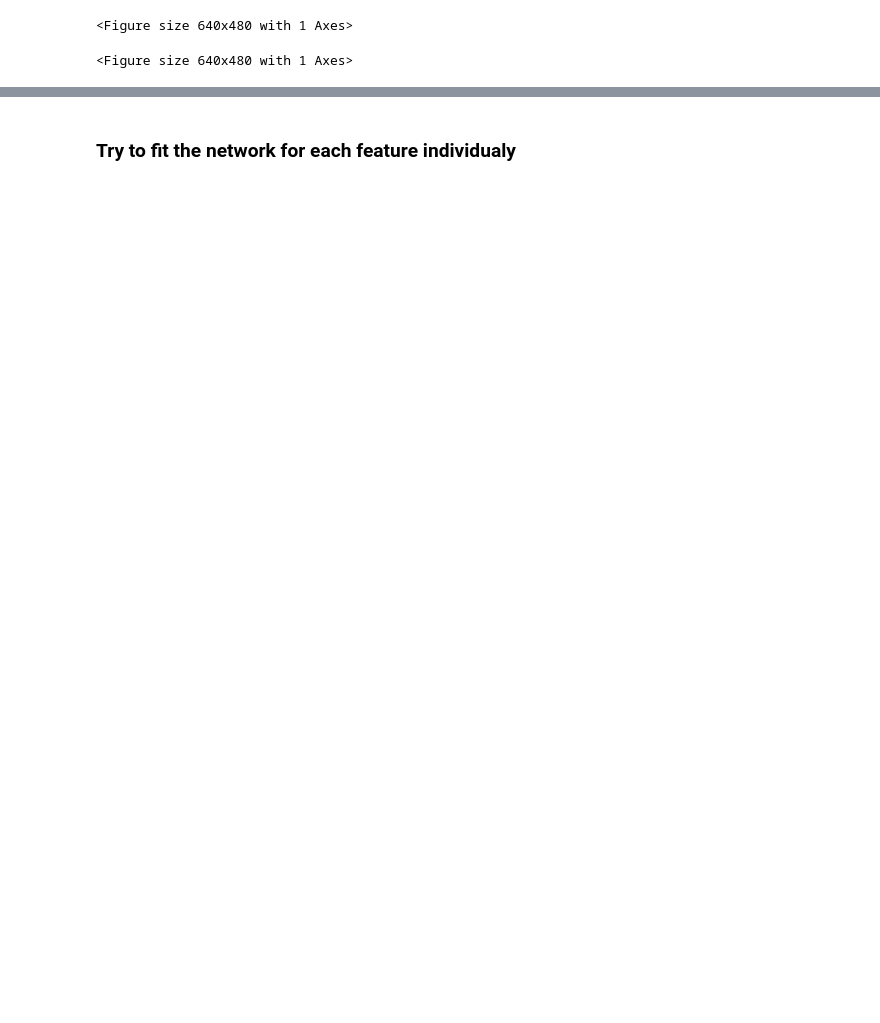
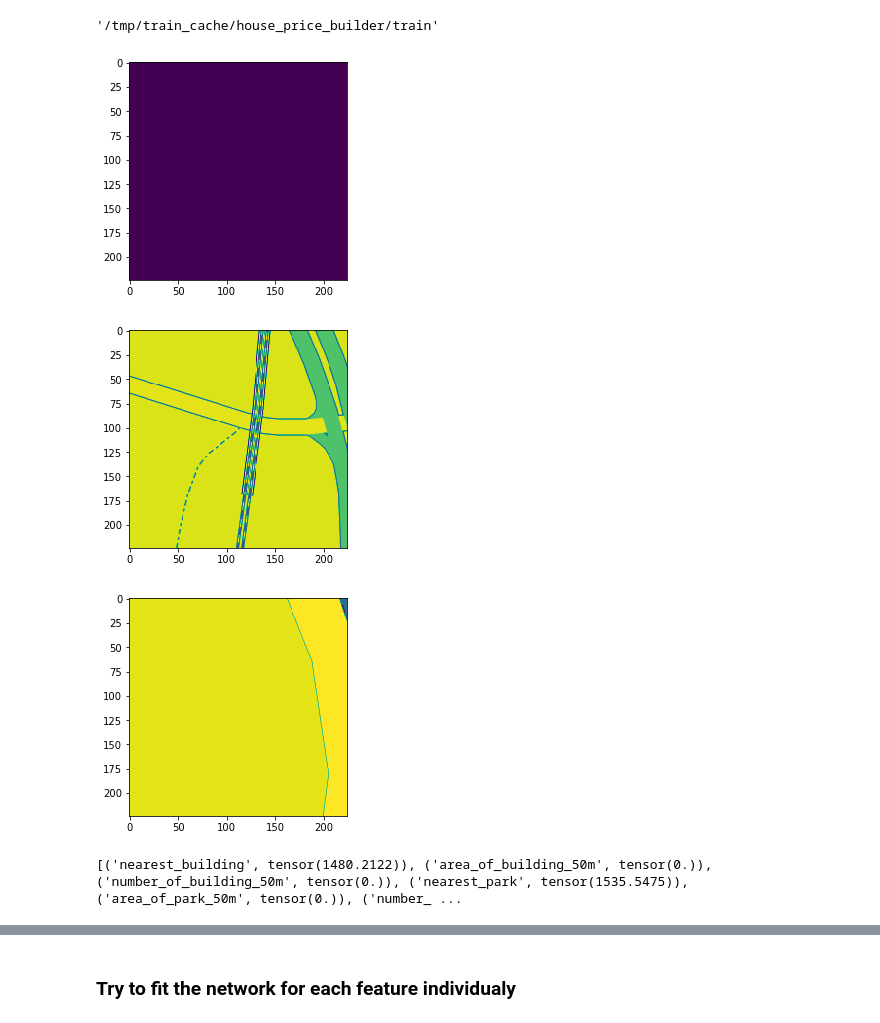
Before and after one commit to jonzarecki/coord2vec, a Jupyter notebook: notebooks/baseline.ipynb, the cells around one changed output, grey strips where cells are left out. Drawn from its saved outputs; the diff is of its cells as text; code cells hidden in the pictures; blank space fills up the shorter version.

```diff
--- a/notebooks/baseline.ipynb
+++ b/notebooks/baseline.ipynb
@@ -21,15 +17,28 @@ The autoreload extension is already loaded. To reload it, use:
+# %%
+TRAIN_CACHE_DIR
+# %% [output]
+'/tmp/train_cache/house_price_builder/train'
 # %%
 import matplotlib.pyplot as plt
 
-dataset = TileFeaturesDataset(CACHE_DIR)
+train_dataset = TileFeaturesDataset(TRAIN_CACHE_DIR)
+val_dataset = TileFeaturesDataset(VAL_CACHE_DIR)
 
-sample_ind = 8
-plt.imshow(dataset[sample_ind][0][0])
+sample_ind = 3
+plt.imshow(train_dataset[sample_ind][0][0])
 plt.show()
 
-plt.imshow(dataset[sample_ind][0][1])
+plt.imshow(train_dataset[sample_ind][0][1])
 plt.show()
+
+plt.imshow(train_dataset[sample_ind][0][2])
+plt.show()
+
+features = [feature.name for feature in house_price_builder.features]
+print(list(zip(features, train_dataset[sample_ind][1])))
 # %% [output]
+[figure, added]
+[figure, added]
+[figure, added]
-<Figure size 640x480 with 1 Axes>
+[('nearest_building', tensor(1480.2122)), ('area_of_building_50m', tensor(0.)), ('number_of_building_50m', tensor(0.)), ('nearest_park', tensor(1535.5475)), ('area_of_park_50m', tensor(0.)), ('number_ ...
-<Figure size 640x480 with 1 Axes>
 # %%
```
Also changed, not shown: parts of 12 cells of this notebook.
